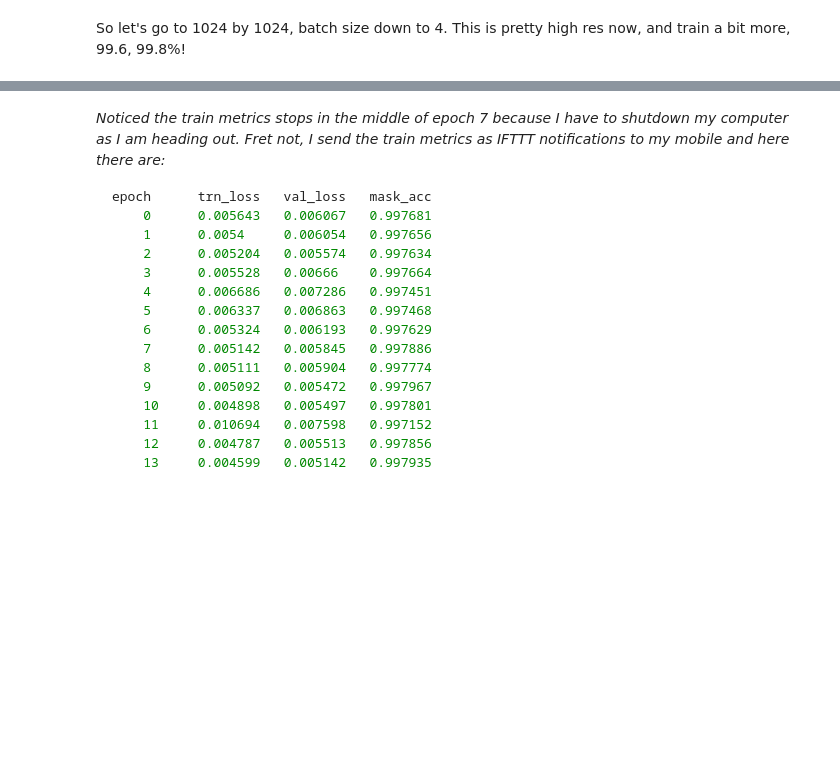
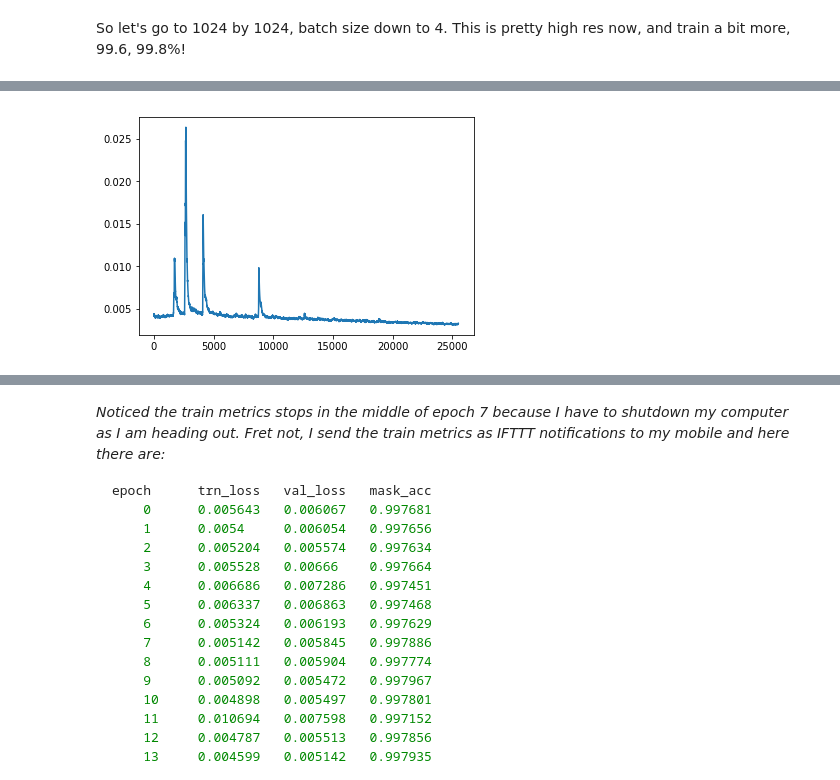
Before and after one commit to Sundragon1993/fastai, a Jupyter notebook: courses/dl2/carvana.ipynb, the cells around one changed output, grey strips where cells are left out. Cells and saved outputs as stored; diff of their text form; code cells hidden in the pictures; blank space fills up the shorter version.

Commit message:
Resume training carvana image seg notebook to get to 99.8% accurate

```diff
--- a/courses/dl2/carvana.ipynb
+++ b/courses/dl2/carvana.ipynb
@@ -712,0 +768,4 @@ lrs = np.array([lr / 100, lr / 10, lr]) / 8
+# %%
+learn.sched.plot_loss()
+# %% [output]
+[figure, added]
```
Also changed, not shown: parts of 24 cells of this notebook.
